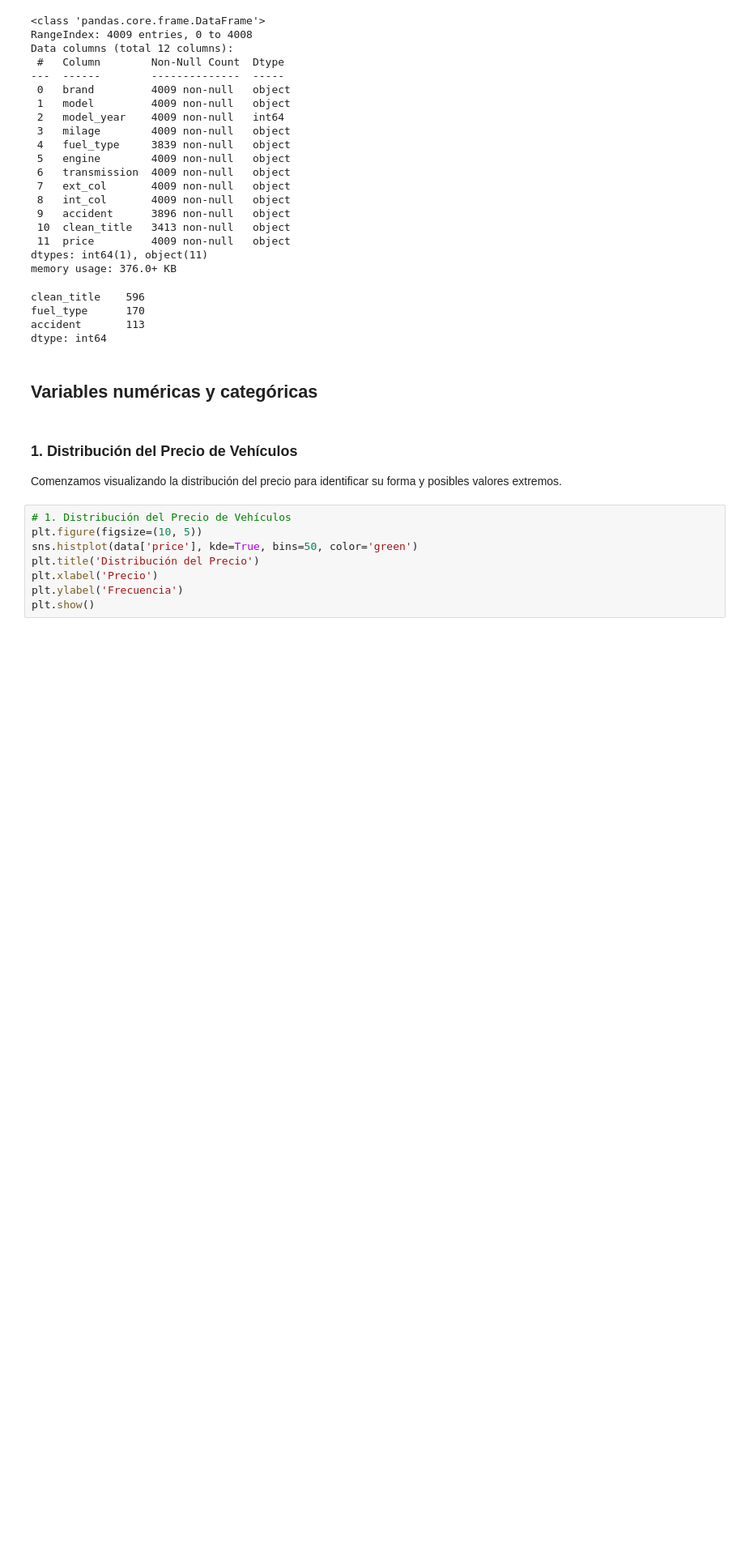
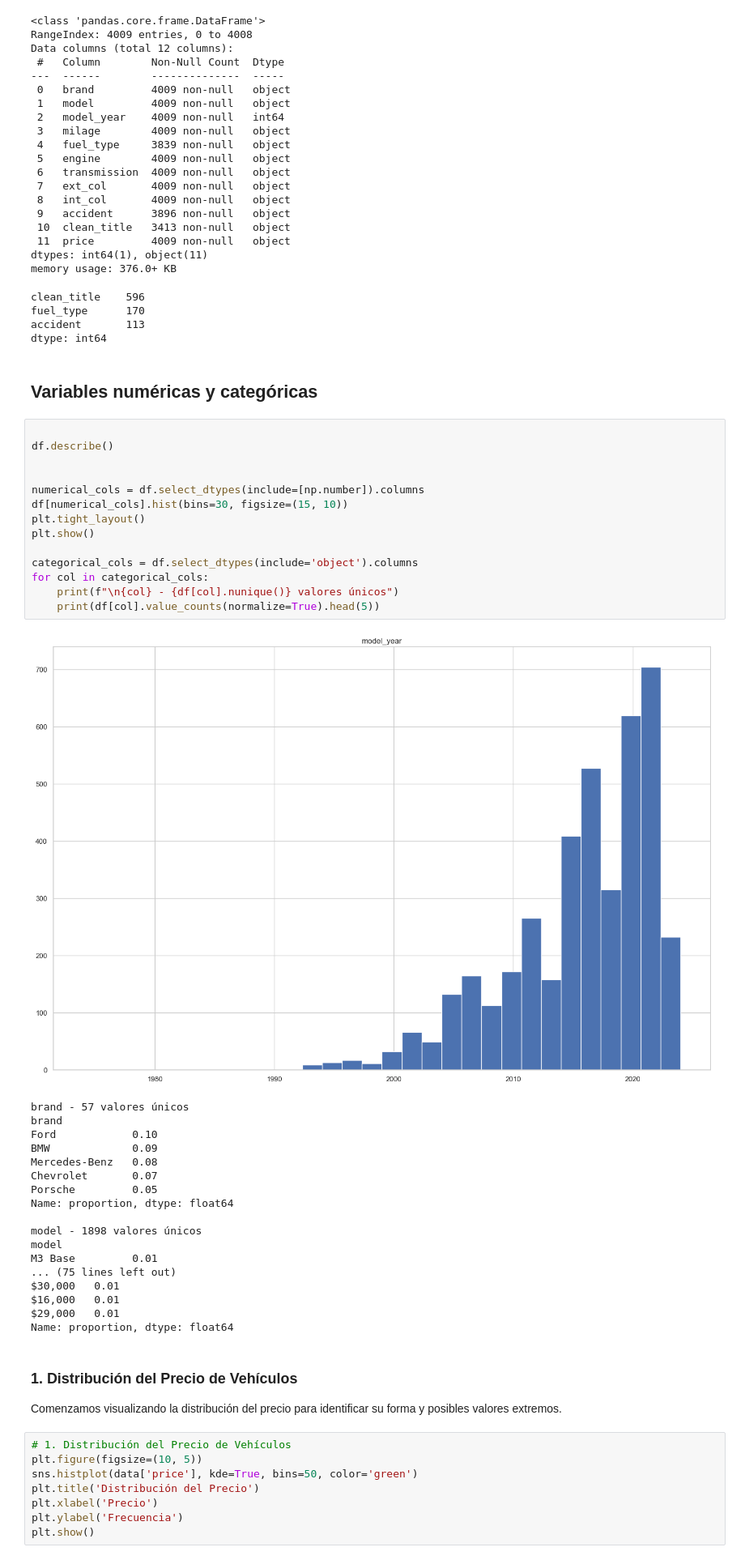
Before and after one commit to mariasuescum/Regression-of-Used-Car-Prices-Project, a Jupyter notebook: used-cars.ipynb, the cells around one changed output. Shown at 81% size. Cells and saved outputs as stored; diff of their text form; blank space fills up the shorter version.

Commit message:
edit: cleanning EDA structure for a leaner layout, categorical and numerical columns

```diff
--- a/used-cars.ipynb
+++ b/used-cars.ipynb
@@ -635,6 +635,39 @@ accident       113
 dtype: int64
 # %% [markdown]
 ## Variables numéricas y categóricas
+# %%
+
+df.describe()
+
+
+numerical_cols = df.select_dtypes(include=[np.number]).columns
+df[numerical_cols].hist(bins=30, figsize=(15, 10))
+plt.tight_layout()
+plt.show()
+
+categorical_cols = df.select_dtypes(include='object').columns
+for col in categorical_cols:
+    print(f"\n{col} - {df[col].nunique()} valores únicos")
+    print(df[col].value_counts(normalize=True).head(5))
+# %% [output]
+[figure, added]
+brand - 57 valores únicos
+brand
+Ford            0.10
+BMW             0.09
+Mercedes-Benz   0.08
+Chevrolet       0.07
+Porsche         0.05
+Name: proportion, dtype: float64
+
+model - 1898 valores únicos
+model
+M3 Base         0.01
+... (75 lines left out)
+$30,000   0.01
+$16,000   0.01
+$29,000   0.01
+Name: proportion, dtype: float64
 # %% [markdown]
 ### 1. Distribución del Precio de Vehículos
 Comenzamos visualizando la distribución del precio para identificar su forma y posibles valores extremos.
```
